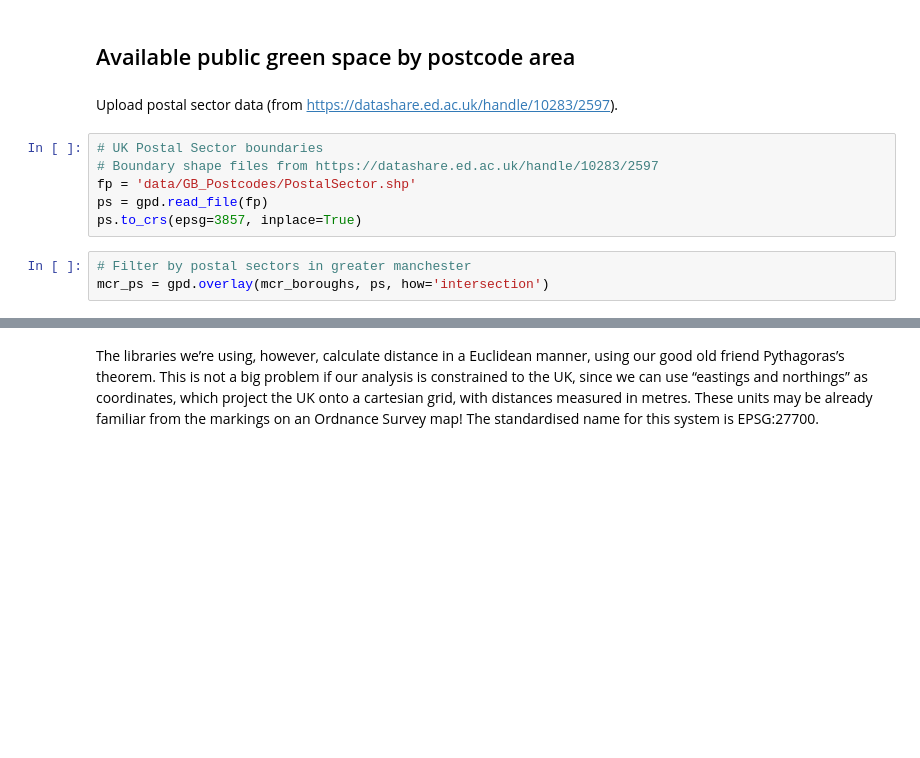
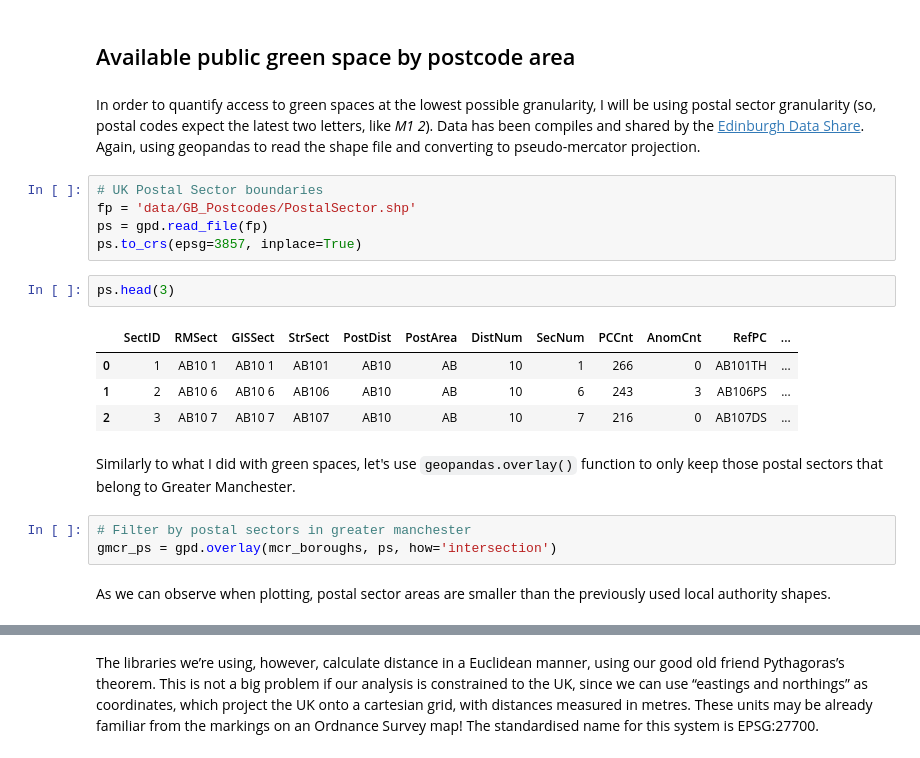
Before and after one commit to neperiana/data-science-projects, a Jupyter notebook: mapping_urban_green_areas/mapping_mcr_green_spaces.ipynb, the cells around one changed output, grey strips where cells are left out. Saved outputs shown, nothing was run; the diff lists cells and outputs as text; blank space fills up the shorter version.

```diff
--- a/mapping_urban_green_areas/mapping_mcr_green_spaces.ipynb
+++ b/mapping_urban_green_areas/mapping_mcr_green_spaces.ipynb
@@ -248,15 +250,25 @@ plt.show()
 It's straight forward to see that the center of Manchester City Council lacks public green spaces, specially when compared to other districts nearby. But let's quantify this.
 # %% [markdown]
 ## Available public green space by postcode area
-# %% [markdown]
-Upload postal sector data (from https://datashare.ed.ac.uk/handle/10283/2597).
+# %% [markdown]
+In order to quantify access to green spaces at the lowest possible granularity, I will be using postal sector granularity (so, postal codes expect the latest two letters, like *M1 2*). Data has been compiles and shared by the [Edinburgh Data Share](https://datashare.ed.ac.uk/handle/10283/2597). Again, using geopandas to read the shape file and converting to pseudo-mercator projection.
 # %%
 # UK Postal Sector boundaries
-# Boundary shape files from https://datashare.ed.ac.uk/handle/10283/2597
 fp = 'data/GB_Postcodes/PostalSector.shp'
 ps = gpd.read_file(fp)
 ps.to_crs(epsg=3857, inplace=True)
+# %%
+ps.head(3)
+# %% [output]
+|  | SectID | RMSect | GISSect | StrSect | PostDist | PostArea | DistNum | SecNum | PCCnt | AnomCnt | RefPC | ... |
+| 0 | 1 | AB10 1 | AB10 1 | AB101 | AB10 | AB | 10 | 1 | 266 | 0 | AB101TH | ... |
+| 1 | 2 | AB10 6 | AB10 6 | AB106 | AB10 | AB | 10 | 6 | 243 | 3 | AB106PS | ... |
+| 2 | 3 | AB10 7 | AB10 7 | AB107 | AB10 | AB | 10 | 7 | 216 | 0 | AB107DS | ... |
+# %% [markdown]
+Similarly to what I did with green spaces, let's use `geopandas.overlay()` function to only keep those postal sectors that belong to Greater Manchester.
 # %%
 # Filter by postal sectors in greater manchester
-mcr_ps = gpd.overlay(mcr_boroughs, ps, how='intersection')
+gmcr_ps = gpd.overlay(mcr_boroughs, ps, how='intersection')
+# %% [markdown]
+As we can observe when plotting, postal sector areas are smaller than the previously used local authority shapes.
 # %%
```
Also changed, not shown: parts of 11 cells of this notebook, 2 other files.
